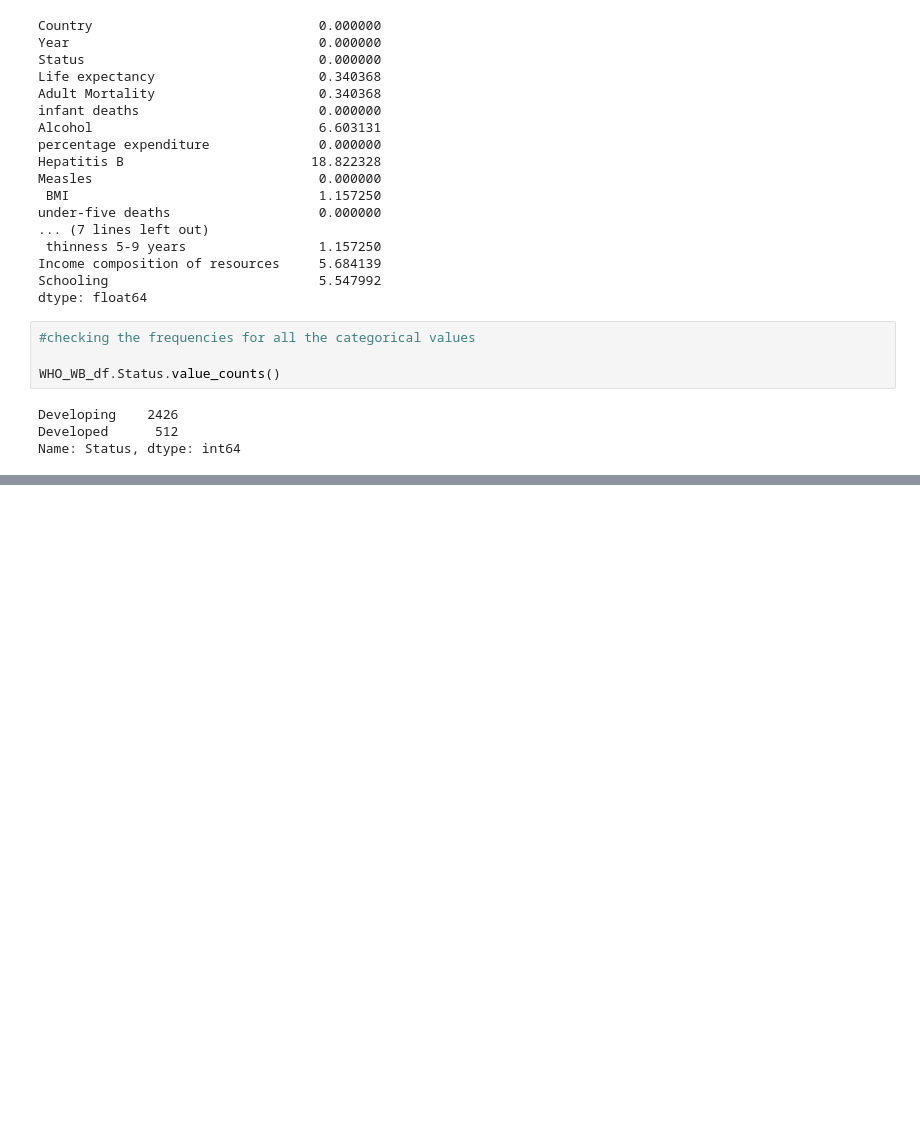
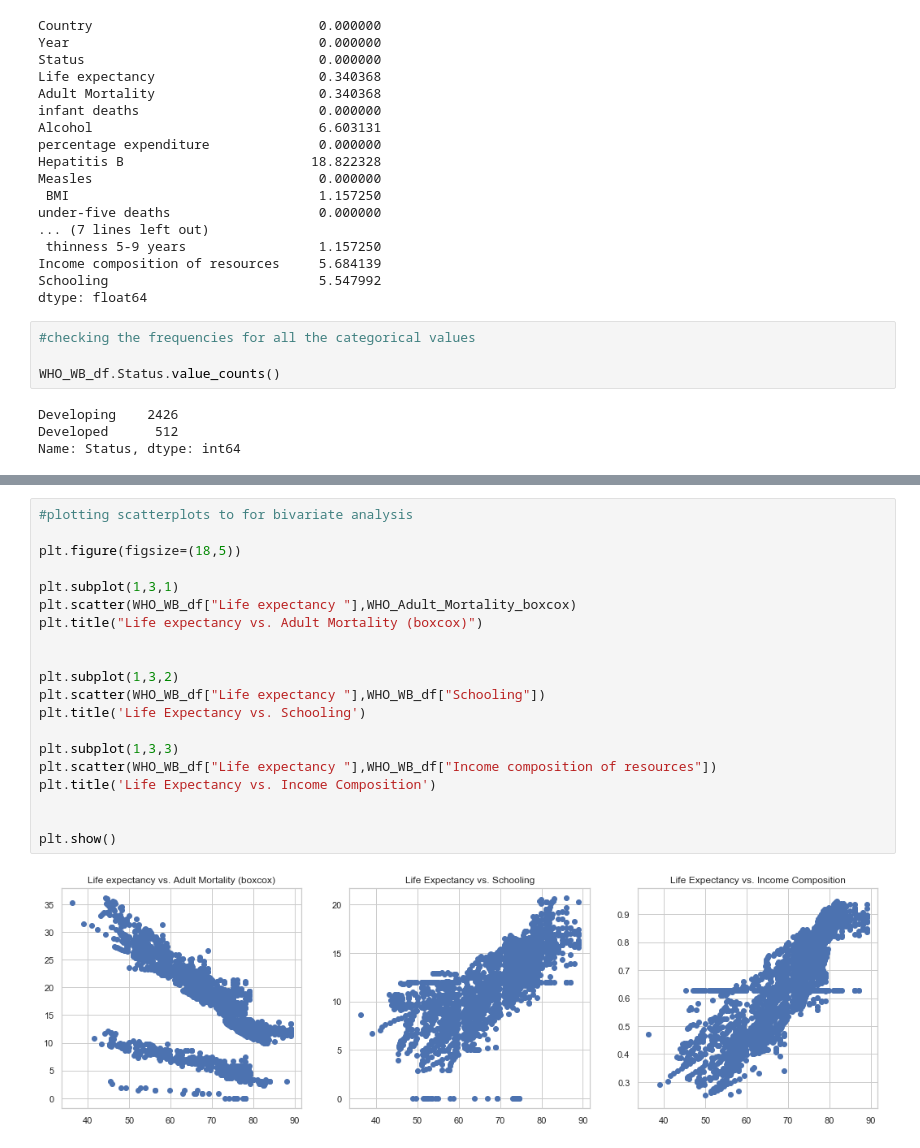
Before and after one commit to bmagnificent86/MODULE-20_CHALLENGE, a Jupyter notebook: MODULE 20_CHALLENGE.ipynb, the cells around one changed output, grey strips where cells are left out. Drawn from its saved outputs; the diff is of its cells as text; blank space fills up the shorter version.

```diff
--- a/MODULE 20_CHALLENGE.ipynb
+++ b/MODULE 20_CHALLENGE.ipynb
@@ -305,0 +366,22 @@ ValueError: supplied range of [1.0, inf] is not finite
+# %%
+#plotting scatterplots to for bivariate analysis
+
+plt.figure(figsize=(18,5))
+
+plt.subplot(1,3,1)
+plt.scatter(WHO_WB_df["Life expectancy "],WHO_Adult_Mortality_boxcox)
+plt.title("Life expectancy vs. Adult Mortality (boxcox)")
+
+
+plt.subplot(1,3,2)
+plt.scatter(WHO_WB_df["Life expectancy "],WHO_WB_df["Schooling"])
+plt.title('Life Expectancy vs. Schooling')
+
+plt.subplot(1,3,3)
+plt.scatter(WHO_WB_df["Life expectancy "],WHO_WB_df["Income composition of resources"])
+plt.title('Life Expectancy vs. Income Composition')
+
+
+plt.show()
+# %% [output]
+[figure, added]
```
Also changed, not shown: parts of 42 cells of this notebook.
